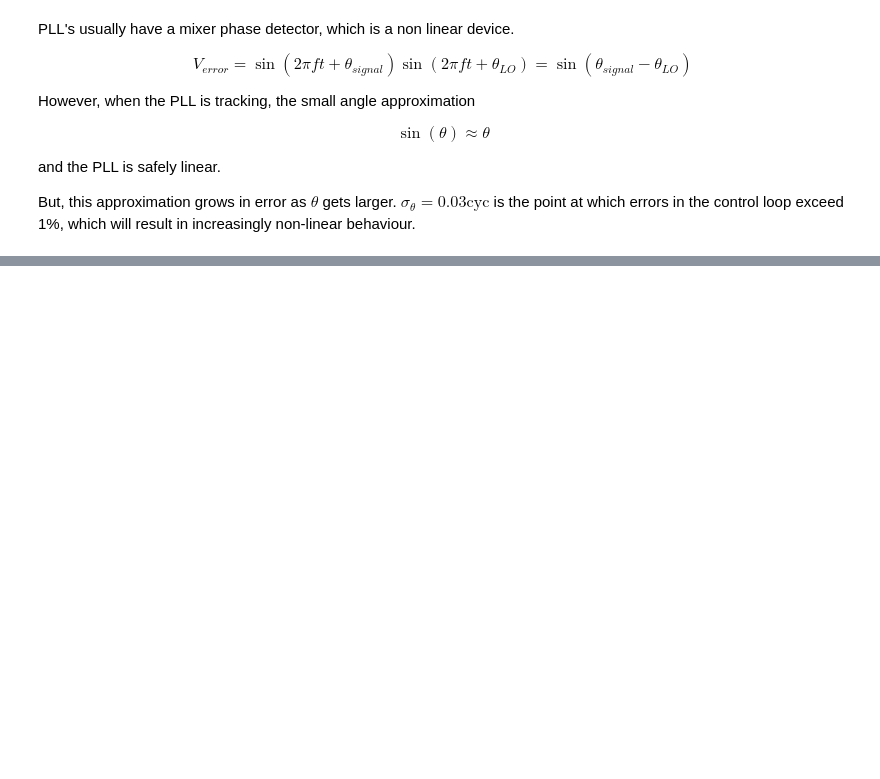
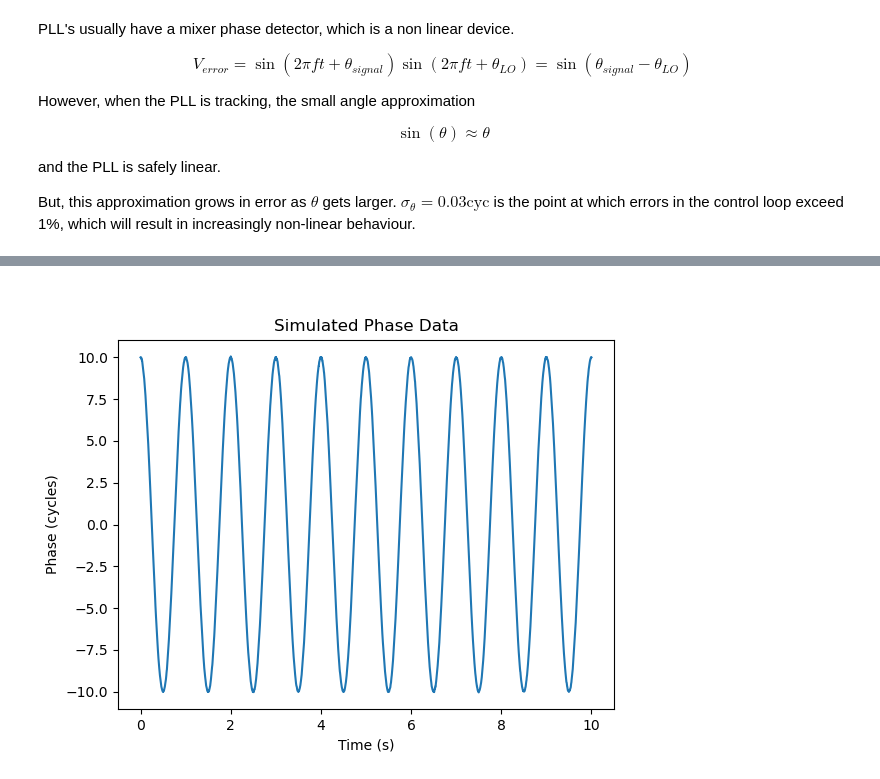
Before and after one commit to Shawn-McSorley/weakLight_seminar, a Jupyter notebook: weakLight_seminar.ipynb, the cells around one changed output, grey strips where cells are left out. Cells and saved outputs as stored; diff of their text form; code cells hidden in the pictures; blank space fills up the shorter version.

```diff
--- a/weakLight_seminar.ipynb
+++ b/weakLight_seminar.ipynb
@@ -628,0 +782,31 @@ But, this approximation grows in error as $\theta$ gets larger. $\sigma_{\theta}
+# %%
+# Signal to track, 10 Hz phase mod
+
+phase_mod_freq = 1
+A = 10 # Num cycles
+t = np.arange(0, duration, 1/fs)
+signal = A * np.cos(2*np.pi*phase_mod_freq*t)
+
+A = 1
+def phaseToIQ(data, tVals, f0, A, unit = 'cycles'):
+    ''' Function to convert phase data to IQ data. f0 is the carrier frequency. Default unit for phase data is cycles.'''
+    if unit == 'cycles':
+        scale = 2*np.pi
+    else:
+        scale = 1
+    IQ = A * np.exp(1j * (2*np.pi*f0*tVals + scale * data))
+    return IQ
+
+f_center = 1e3
+phaseData = signal + phase_noise
+
+plt.figure()
+plt.plot(t, phaseData, label = "Phase Data")
+plt.xlabel("Time (s)")
+plt.ylabel("Phase (cycles)")
+plt.title("Simulated Phase Data")
+
+IQ = phaseToIQ(phaseData, t, 0, 1)
+additiveData = 0
+# %% [output]
+[figure, added]
```
Also changed, not shown: parts of 16 cells of this notebook, 7 other files.
